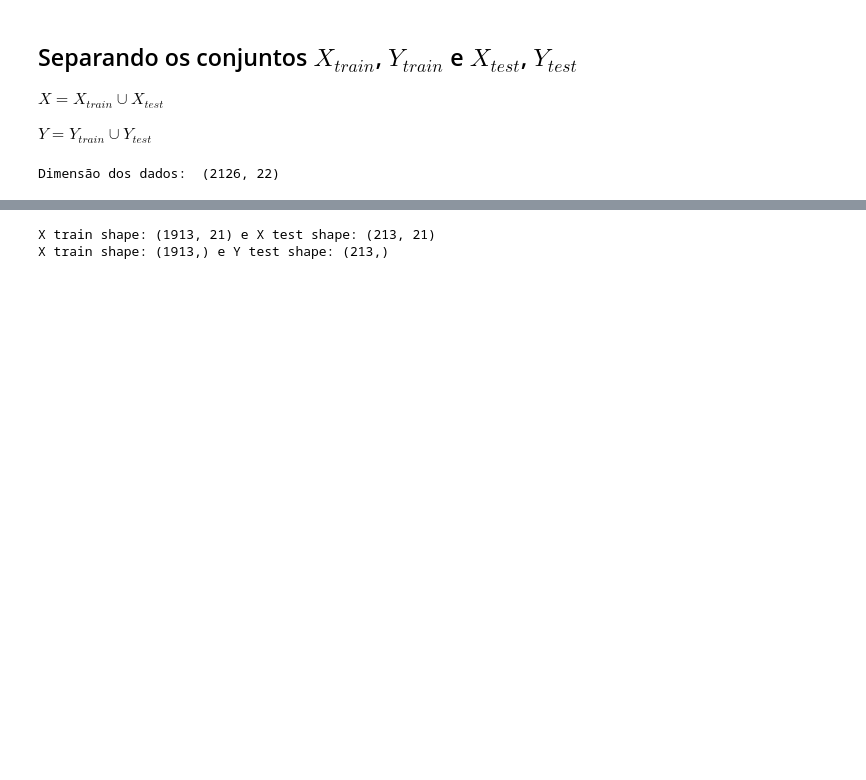
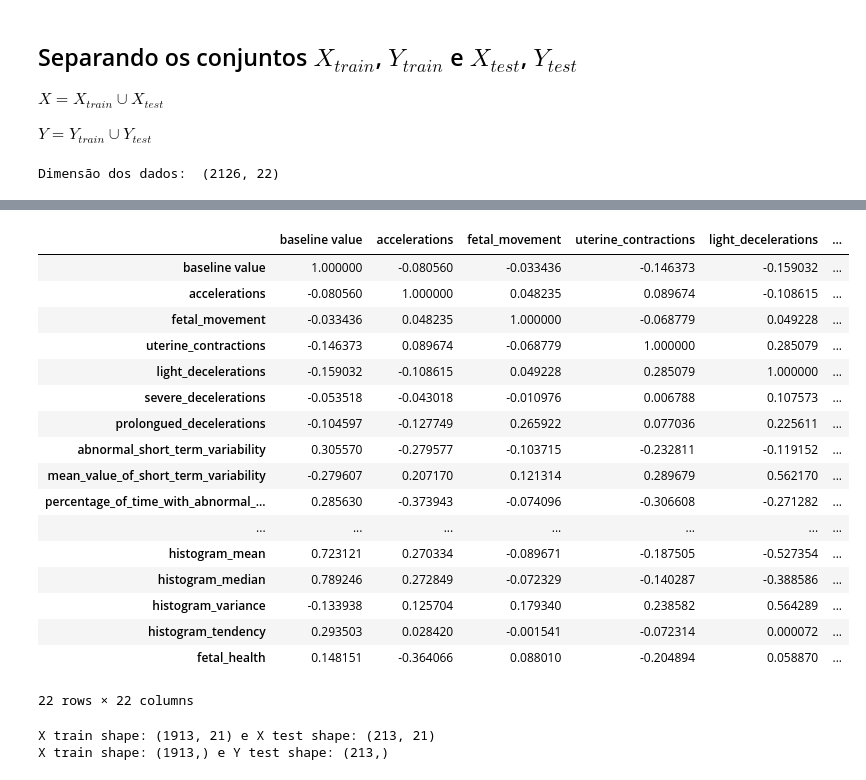
Before and after one commit to RodrigoZonzin/machine_learning_ufsj, a Jupyter notebook: tp1/intro.ipynb, the cells around one changed output, grey strips where cells are left out. Drawn from its saved outputs; the diff is of its cells as text; code cells hidden in the pictures; blank space fills up the shorter version.

```diff
--- a/tp1/intro.ipynb
+++ b/tp1/intro.ipynb
@@ -38,3 +46,26 @@ Dimensão dos dados:  (2126, 22)
+# %%
+corr_matrix = df.corr()
+# %%
+corr_matrix
+# %% [output]
+|  | baseline value | accelerations | fetal_movement | uterine_contractions | light_decelerations | ... |
+| baseline value | 1.000000 | -0.080560 | -0.033436 | -0.146373 | -0.159032 | ... |
+| accelerations | -0.080560 | 1.000000 | 0.048235 | 0.089674 | -0.108615 | ... |
+| fetal_movement | -0.033436 | 0.048235 | 1.000000 | -0.068779 | 0.049228 | ... |
+| uterine_contractions | -0.146373 | 0.089674 | -0.068779 | 1.000000 | 0.285079 | ... |
+| light_decelerations | -0.159032 | -0.108615 | 0.049228 | 0.285079 | 1.000000 | ... |
+| severe_decelerations | -0.053518 | -0.043018 | -0.010976 | 0.006788 | 0.107573 | ... |
+| prolongued_decelerations | -0.104597 | -0.127749 | 0.265922 | 0.077036 | 0.225611 | ... |
+| abnormal_short_term_variability | 0.305570 | -0.279577 | -0.103715 | -0.232811 | -0.119152 | ... |
+| mean_value_of_short_term_variability | -0.279607 | 0.207170 | 0.121314 | 0.289679 | 0.562170 | ... |
+| percentage_of_time_with_abnormal_... | 0.285630 | -0.373943 | -0.074096 | -0.306608 | -0.271282 | ... |
+| ... | ... | ... | ... | ... | ... | ... |
+| histogram_mean | 0.723121 | 0.270334 | -0.089671 | -0.187505 | -0.527354 | ... |
+| histogram_median | 0.789246 | 0.272849 | -0.072329 | -0.140287 | -0.388586 | ... |
+| histogram_variance | -0.133938 | 0.125704 | 0.179340 | 0.238582 | 0.564289 | ... |
+| histogram_tendency | 0.293503 | 0.028420 | -0.001541 | -0.072314 | 0.000072 | ... |
+| fetal_health | 0.148151 | -0.364066 | 0.088010 | -0.204894 | 0.058870 | ... |
+22 rows × 22 columns
 # %%
 #separando os dados em dois conjuntos $
 train, test = train_test_split(df, test_size=0.1, random_state=42)
```
Also changed, not shown: parts of 1 cell of this notebook, 14 other files.
